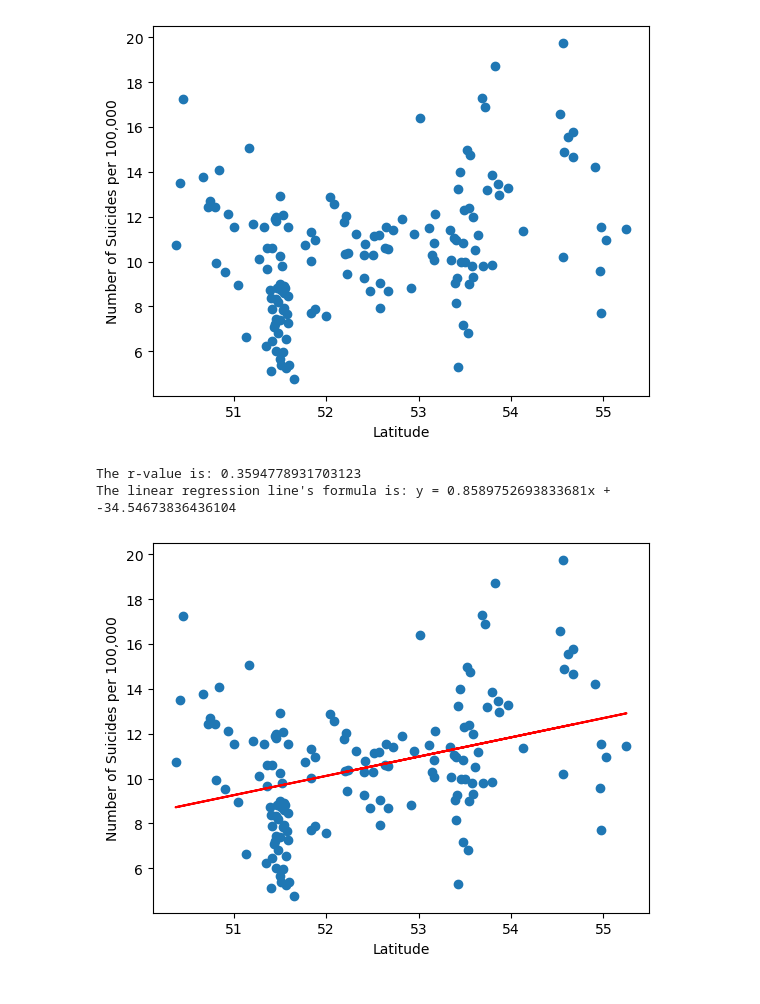
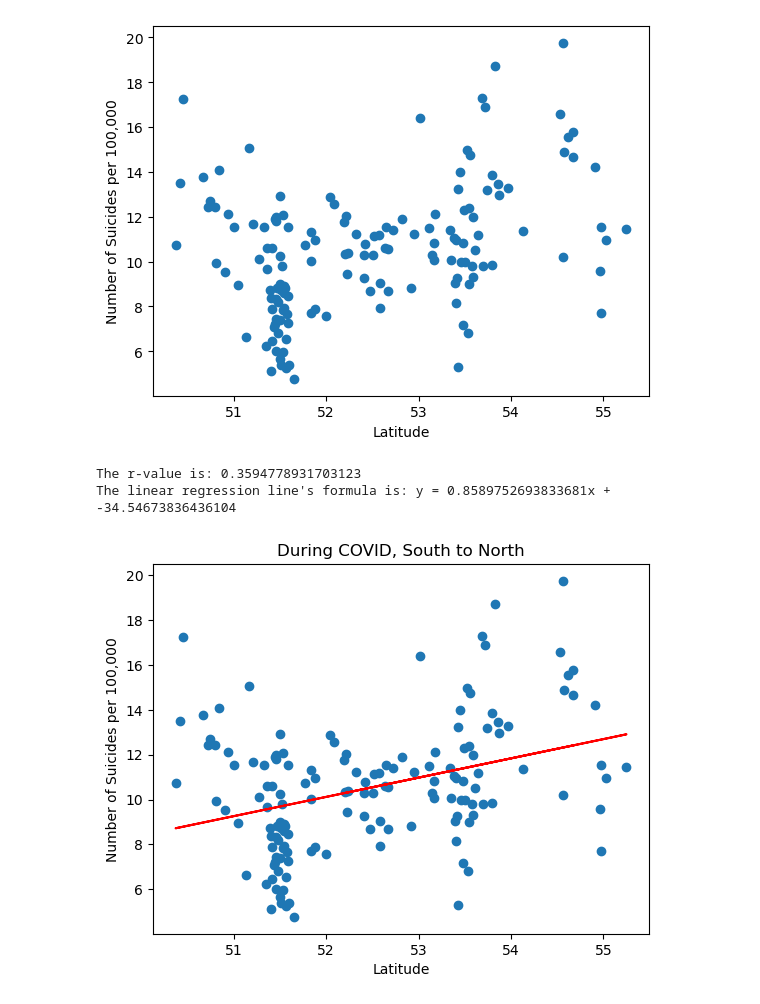
Before and after one commit to HJandu/Project_1_Covid19, a Jupyter notebook: AreasAPI.ipynb, the cells around one changed output. Cells and saved outputs as stored; diff of their text form; code cells hidden in the pictures.

```diff
--- a/AreasAPI.ipynb
+++ b/AreasAPI.ipynb
@@ -145,12 +146,13 @@ plt.show()
 # %%
 lin_reg_plot(df2["Latitude"], df2["Value"])
 plt.xlabel("Latitude")
 plt.ylabel("Number of Suicides per 100,000")
+plt.title("During COVID, South to North")
 plt.show()
 # %% [output]
 The r-value is: 0.3594778931703123
 The linear regression line's formula is: y = 0.8589752693833681x + -34.54673836436104
-[figure, old version]
+[figure, new version]
 # %%
 lin_reg_plot(df["Longitude"], df["Value"])
 plt.xlabel("Longitude")
```
Also changed, not shown: parts of 3 cells of this notebook.
